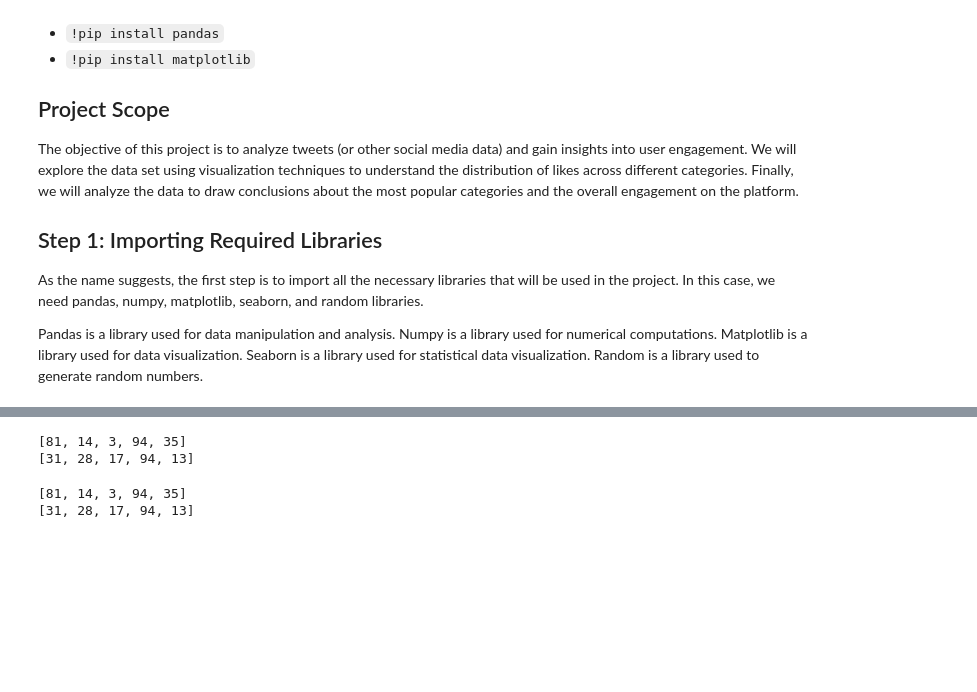
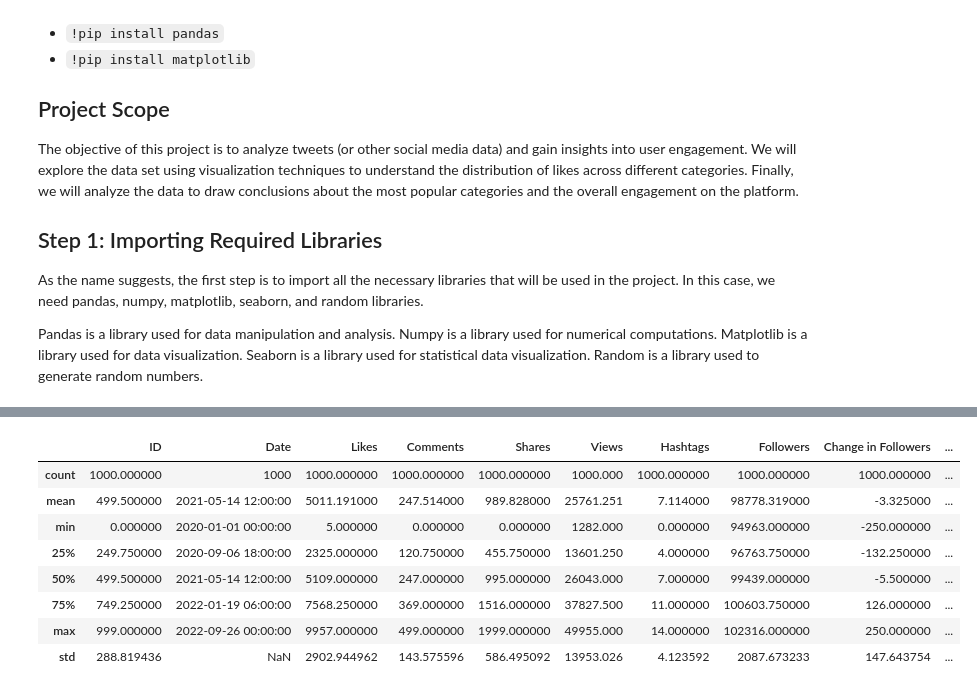
Before and after one commit to thejjserg/social-media, a Jupyter notebook: Clean and Analyze Social Media Usage Data with Python.ipynb, the cells around one changed output, grey strips where cells are left out. Cells and saved outputs as stored; diff of their text form; code cells hidden in the pictures; blank space fills up the shorter version.

```diff
--- a/Clean and Analyze Social Media Usage Data with Python.ipynb
+++ b/Clean and Analyze Social Media Usage Data with Python.ipynb
@@ -76,27 +166,14 @@ Health     55
 Name: count, dtype: int64
-# %%
-# Set the seed once at the beginning
-random.seed(42)
-
-# Later in the script, random functions will still use the same seed
-random_numbers1 = [random.randint(0, 100) for _ in range(5)]
-random_numbers2 = [random.randint(0, 100) for _ in range(5)]
-
-print(random_numbers1)  # Same output every time you run the notebook
-print(random_numbers2)
-# %% [output]
-[81, 14, 3, 94, 35]
-[31, 28, 17, 94, 13]
-# %%
-# Set the seed once at the beginning
-random.seed(42)
-
-# Later in the script, random functions will still use the same seed
-random_numbers1 = [random.randint(0, 100) for _ in range(5)]
-random_numbers2 = [random.randint(0, 100) for _ in range(5)]
-
-print(random_numbers1)  # Same output every time you run the notebook
-print(random_numbers2)
-# %% [output]
-[81, 14, 3, 94, 35]
-[31, 28, 17, 94, 13]
+# %%
+# Describe the numeric values of the DataFrame
+df.describe()
+# %% [output]
+|  | ID | Date | Likes | Comments | Shares | Views | Hashtags | Followers | Change in Followers | ... |
+| count | 1000.000000 | 1000 | 1000.000000 | 1000.000000 | 1000.000000 | 1000.000 | 1000.000000 | 1000.000000 | 1000.000000 | ... |
+| mean | 499.500000 | 2021-05-14 12:00:00 | 5011.191000 | 247.514000 | 989.828000 | 25761.251 | 7.114000 | 98778.319000 | -3.325000 | ... |
+| min | 0.000000 | 2020-01-01 00:00:00 | 5.000000 | 0.000000 | 0.000000 | 1282.000 | 0.000000 | 94963.000000 | -250.000000 | ... |
+| 25% | 249.750000 | 2020-09-06 18:00:00 | 2325.000000 | 120.750000 | 455.750000 | 13601.250 | 4.000000 | 96763.750000 | -132.250000 | ... |
+| 50% | 499.500000 | 2021-05-14 12:00:00 | 5109.000000 | 247.000000 | 995.000000 | 26043.000 | 7.000000 | 99439.000000 | -5.500000 | ... |
+| 75% | 749.250000 | 2022-01-19 06:00:00 | 7568.250000 | 369.000000 | 1516.000000 | 37827.500 | 11.000000 | 100603.750000 | 126.000000 | ... |
+| max | 999.000000 | 2022-09-26 00:00:00 | 9957.000000 | 499.000000 | 1999.000000 | 49955.000 | 14.000000 | 102316.000000 | 250.000000 | ... |
+| std | 288.819436 | NaN | 2902.944962 | 143.575596 | 586.495092 | 13953.026 | 4.123592 | 2087.673233 | 147.643754 | ... |
```
Also changed, not shown: parts of 8 cells of this notebook.
